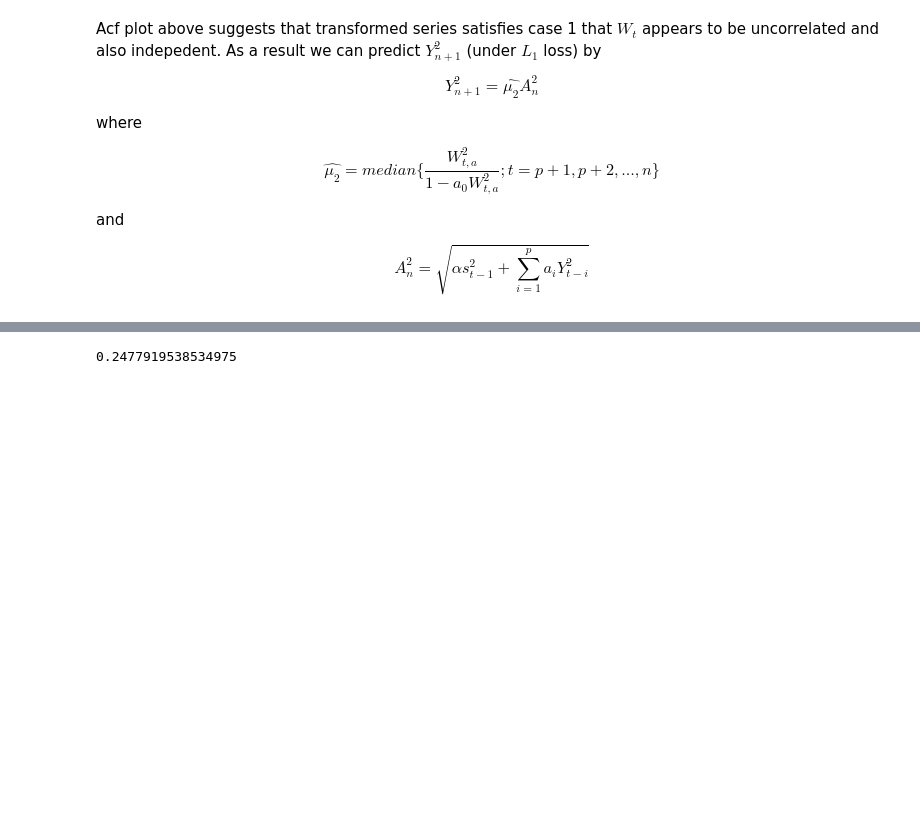
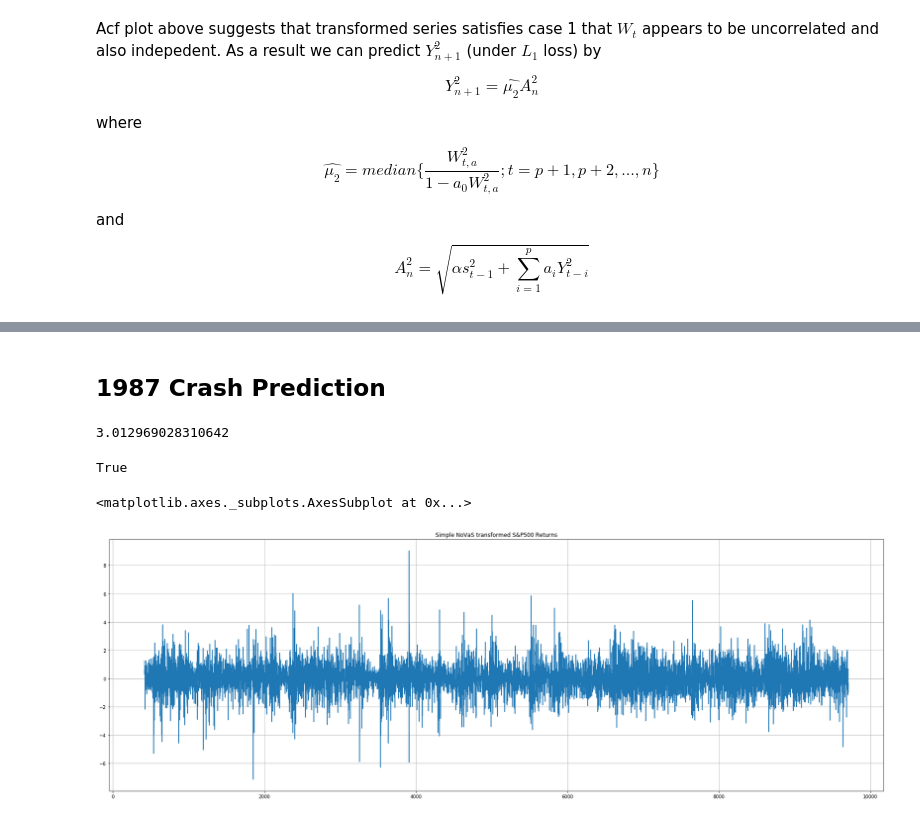
Before and after one commit to ngurnani/VolatilityPrediction, a Jupyter notebook: src/NoVaS.ipynb, the cells around one changed output, grey strips where cells are left out. Saved outputs shown, nothing was run; the diff lists cells and outputs as text; code cells hidden in the pictures; blank space fills up the shorter version.

Commit message:
pre 1987 crash returns doesnt transform properly using simple novas

```diff
--- a/src/NoVaS.ipynb
+++ b/src/NoVaS.ipynb
@@ -213,4 +216,22 @@ predictor = simple_novas_prediction(sp500_returns, 16)
-# %%
-predictor
-# %% [output]
-0.2477919538534975
+# %% [markdown]
+## 1987 Crash Prediction
+# %%
+pre_crash_date = '1987-10-16'
+pre_crash_returns = sp500_returns[:pre_crash_date]
+# %%
+W_t_1987 = simple_novas(pre_crash_returns, 210)
+kurtosis(W_t_1987)
+# %% [output]
+3.012969028310642
+# %%
+# check constraint 10.13 in chapter 10 is satisfied
+a0 = 1/210
+constraint_check = a0 <= 1/9
+print(constraint_check)
+# %% [output]
+True
+# %%
+W_t_1987.plot(title='Simple NoVaS transformed S&P500 Returns',grid=True, figsize=(30, 10))
+# %% [output]
+<matplotlib.axes._subplots.AxesSubplot at 0x...>
+[figure, added]
```
Also changed, not shown: parts of 2 cells of this notebook.
